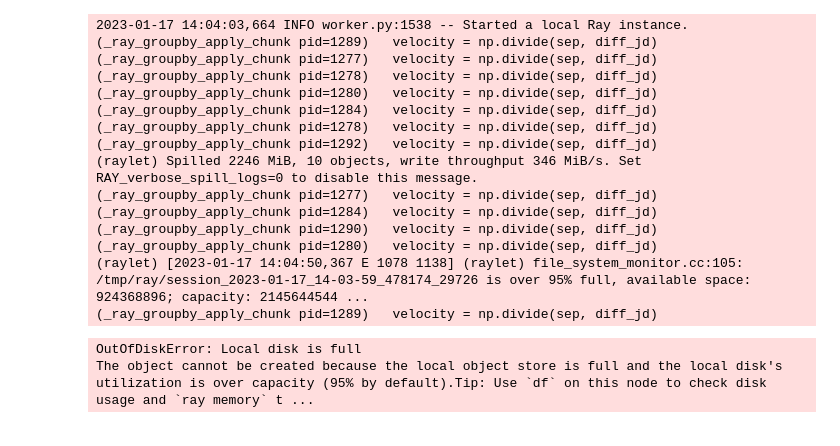
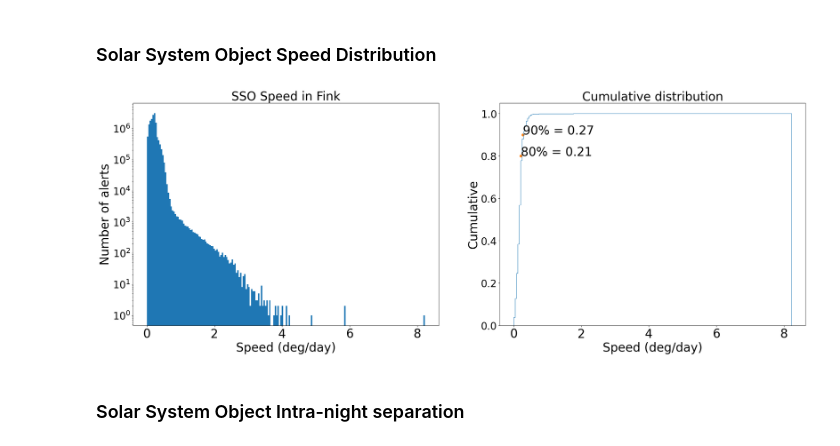
Before and after one commit to FusRoman/fink-fat, a Jupyter notebook: notebook/parameters_selection/speed_study.ipynb, the cells around one changed output. Saved outputs shown, nothing was run; the diff lists cells and outputs as text; code cells hidden in the pictures.

Commit message:
add speed computation

```diff
--- a/notebook/parameters_selection/speed_study.ipynb
+++ b/notebook/parameters_selection/speed_study.ipynb
@@ -5,22 +22,17 @@ import swifter
 # %%
-confirmed_sso = es.load_data(columns=["ssnamenr", "ra", "dec", "jd"])
+confirmed_sso = es.load_data(columns=["ssnamenr", "ra", "dec", "jd", "nid"])
+# %%
+prep_speed_gb = confirmed_sso.sort_values("jd").groupby("ssnamenr").agg(list)
 # %%
-confirmed_sso.swifter.groupby("ssnamenr").apply(es.sep_df)
+speed_sso = prep_speed_gb.swifter.apply(es.sep_df, axis=1)
-# %% [output]
-2023-01-17 14:04:03,664 INFO worker.py:1538 -- Started a local Ray instance.
-(_ray_groupby_apply_chunk pid=1289)   velocity = np.divide(sep, diff_jd)
-(_ray_groupby_apply_chunk pid=1277)   velocity = np.divide(sep, diff_jd)
-(_ray_groupby_apply_chunk pid=1278)   velocity = np.divide(sep, diff_jd)
-(_ray_groupby_apply_chunk pid=1280)   velocity = np.divide(sep, diff_jd)
-(_ray_groupby_apply_chunk pid=1284)   velocity = np.divide(sep, diff_jd)
-(_ray_groupby_apply_chunk pid=1278)   velocity = np.divide(sep, diff_jd)
-(_ray_groupby_apply_chunk pid=1292)   velocity = np.divide(sep, diff_jd)
-(raylet) Spilled 2246 MiB, 10 objects, write throughput 346 MiB/s. Set RAY_verbose_spill_logs=0 to disable this message.
-(_ray_groupby_apply_chunk pid=1277)   velocity = np.divide(sep, diff_jd)
-(_ray_groupby_apply_chunk pid=1284)   velocity = np.divide(sep, diff_jd)
-(_ray_groupby_apply_chunk pid=1290)   velocity = np.divide(sep, diff_jd)
-(_ray_groupby_apply_chunk pid=1280)   velocity = np.divide(sep, diff_jd)
-(raylet) [2023-01-17 14:04:50,367 E 1078 1138] (raylet) file_system_monitor.cc:105: /tmp/ray/session_2023-01-17_14-03-59_478174_29726 is over 95% full, available space: 924368896; capacity: 2145644544 ...
-(_ray_groupby_apply_chunk pid=1289)   velocity = np.divide(sep, diff_jd)
-OutOfDiskError: Local disk is full
-The object cannot be created because the local object store is full and the local disk's utilization is over capacity (95% by default).Tip: Use `df` on this node to check disk usage and `ray memory` t ...
+# %%
+speed_sso = speed_sso.explode().replace([np.inf], np.nan).dropna()
+# %% [markdown]
+### Solar System Object Speed Distribution
+# %%
+import matplotlib.pyplot as plt
+es.plot_hist_and_cdf(speed_sso, None, "SSO Speed in Fink", "Speed (deg/day)", "Number of alerts", None, "Cumulative distribution", "Speed (deg/day)", "Cumulative")
+# %% [output]
+[figure, added]
+# %% [markdown]
+### Solar System Object Intra-night separation
```
Also changed, not shown: parts of 6 cells of this notebook, 1 other file.
